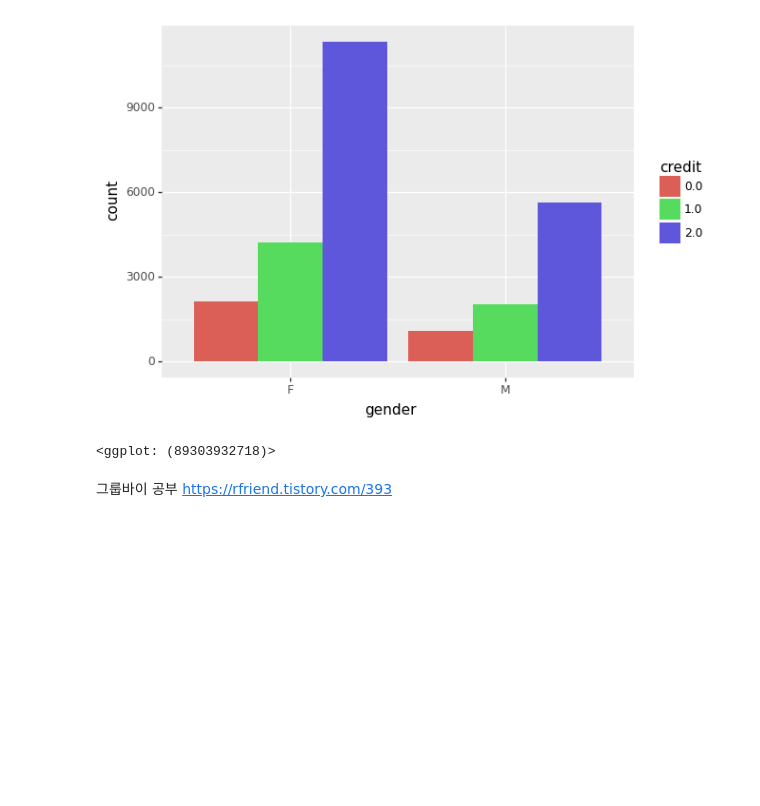
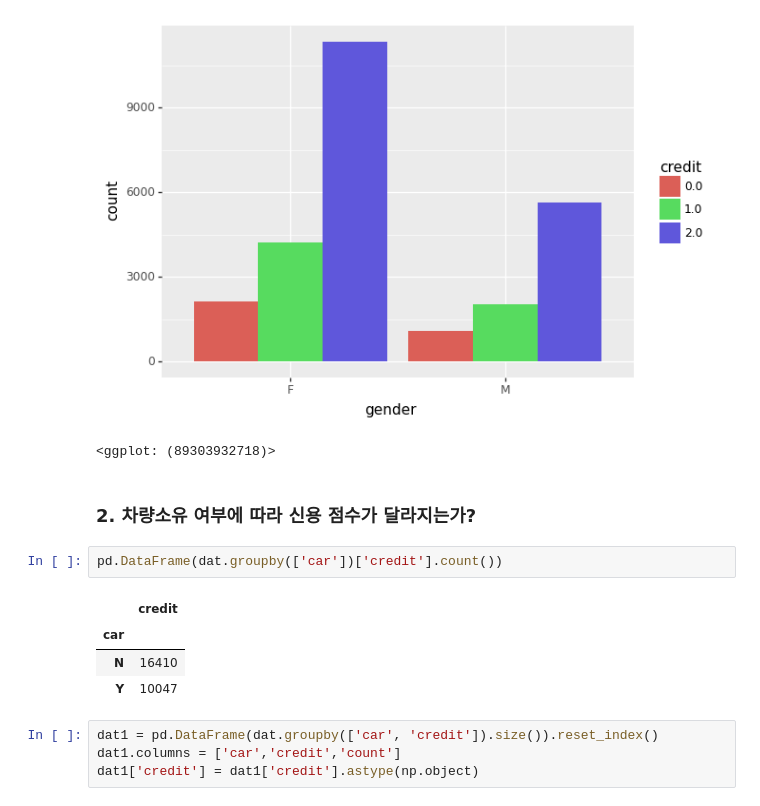
Before and after one commit to dykim-stat/code_monkey_competition, a Jupyter notebook: 1. 신용카드 사용자 연체 예측 AI 경진대회/1. 입문자의 투박한 EDA.ipynb, the cells around one changed output. Drawn from its saved outputs; the diff is of its cells as text; blank space fills up the shorter version.

```diff
--- a/1. 신용카드 사용자 연체 예측 AI 경진대회/1. 입문자의 투박한 EDA.ipynb
+++ b/1. 신용카드 사용자 연체 예측 AI 경진대회/1. 입문자의 투박한 EDA.ipynb
@@ -144,6 +146,16 @@ ggplot(data=dat1, mapping=aes(x='gender',y='count',fill='credit'))+geom_col(posi
 # %% [output]
 [figure]
 <ggplot: (89303932718)>
-# %% [markdown]
-그룹바이 공부
-https://rfriend.tistory.com/393
+# %% [markdown]
+### 2. 차량소유 여부에 따라 신용 점수가 달라지는가?
+# %%
+pd.DataFrame(dat.groupby(['car'])['credit'].count())
+# %% [output]
+|  | credit |
+| car |  |
+| N | 16410 |
+| Y | 10047 |
+# %%
+dat1 = pd.DataFrame(dat.groupby(['car', 'credit']).size()).reset_index()
+dat1.columns = ['car','credit','count']
+dat1['credit'] = dat1['credit'].astype(np.object)
```
Also changed, not shown: parts of 3 cells of this notebook, 1 other file.
